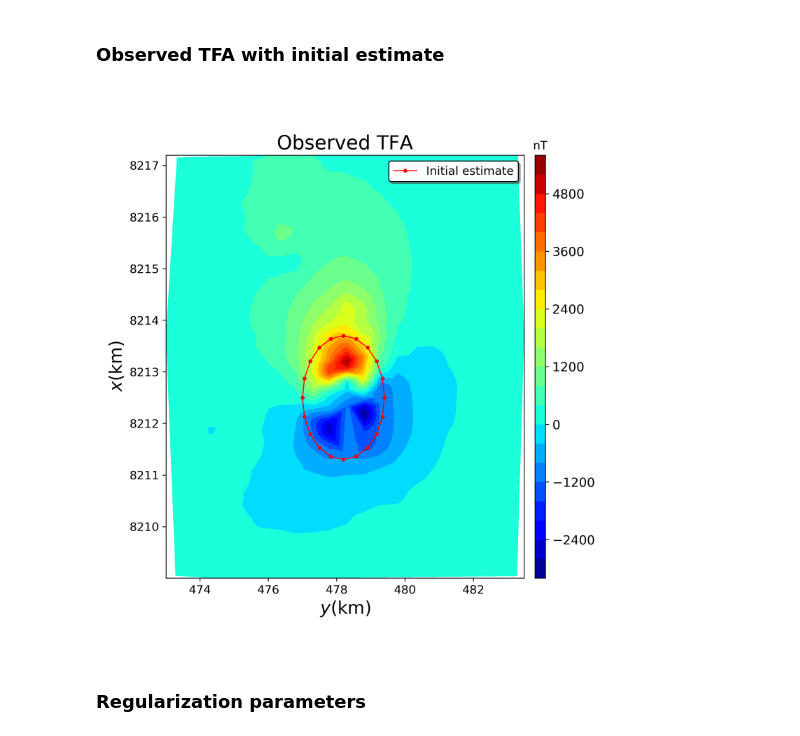
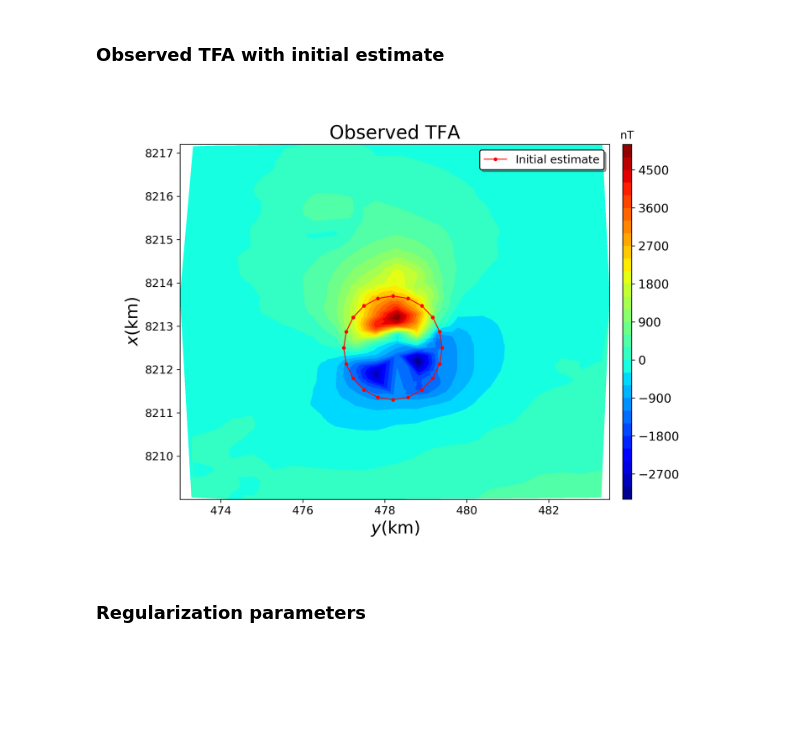
Before and after one commit to pinga-lab/magnetic-radial-inversion, a Jupyter notebook: code/real_data/diorama_inversion.ipynb, the cells around one changed output. Cells and saved outputs as stored; diff of their text form; code cells hidden in the pictures; blank space fills up the shorter version.

```diff
--- a/code/real_data/diorama_inversion.ipynb
+++ b/code/real_data/diorama_inversion.ipynb
@@ -24,7 +25,7 @@ import mag_polyprism_functions as mfun
 # %% [markdown]
 ### Importing Diorama TFA data
 # %%
-xp, yp, zp, dobs = np.loadtxt('diorama_tfa.txt', usecols=(0,1,2,5), unpack=True)
+xp, yp, zp, dobs = np.loadtxt('TFA_obs_regional.txt', unpack=True)
 # %%
 for i in range(3):
     delete_rows = np.arange(0, dobs.size, 2)
@@ -125,26 +126,26 @@ img(filename='diorama_tfa_pred_data_true_inital.png', width=800, height=800)
 # %% [markdown]
 ### Observed TFA with initial estimate
 # %%
-plt.figure(figsize=(8,8))
+plt.figure(figsize=(10,7))
 plt.title('Observed TFA', fontsize=20)
-plt.tricontourf(yp, xp, dobs, 20, cmap='jet').ax.tick_params(labelsize=12)
+plt.tricontourf(yp, xp, dobs, 30, cmap='jet').ax.tick_params(labelsize=12)
 plt.xlabel('$y$(km)', fontsize=18)
 plt.ylabel('$x$(km)', fontsize=18)
 clb = plt.colorbar(pad=0.025, aspect=40, shrink=1)
 clb.ax.tick_params(labelsize=13)
 #source = mpl.polygon(kimberlite_model['prisms'][0], '.-k', xy2ne=True)
 estimate = mpl.polygon(model0[0], '.-r', xy2ne=True)
 #source.set_label('Outcropping polygon')
 estimate.set_label('Initial estimate')
 clb.ax.set_title('nT')
 mpl.m2km()
 plt.legend(loc=0, fontsize=12, shadow=bool, framealpha=1, edgecolor='black')
 plt.savefig('diorama_tfa_obs_data_true_inital.png', dpi=300)
 #plt.show()
 
-img(filename='diorama_tfa_obs_data_true_inital.png', width=800, height=800)
+img(filename='diorama_tfa_obs_data_true_inital.png', width=1000, height=1200)
 # %% [output]
-[figure, old version]
+[figure, new version]
 # %% [markdown]
 ### Regularization parameters
 # %%
```
Also changed, not shown: parts of 15 cells of this notebook, 16 other files.
